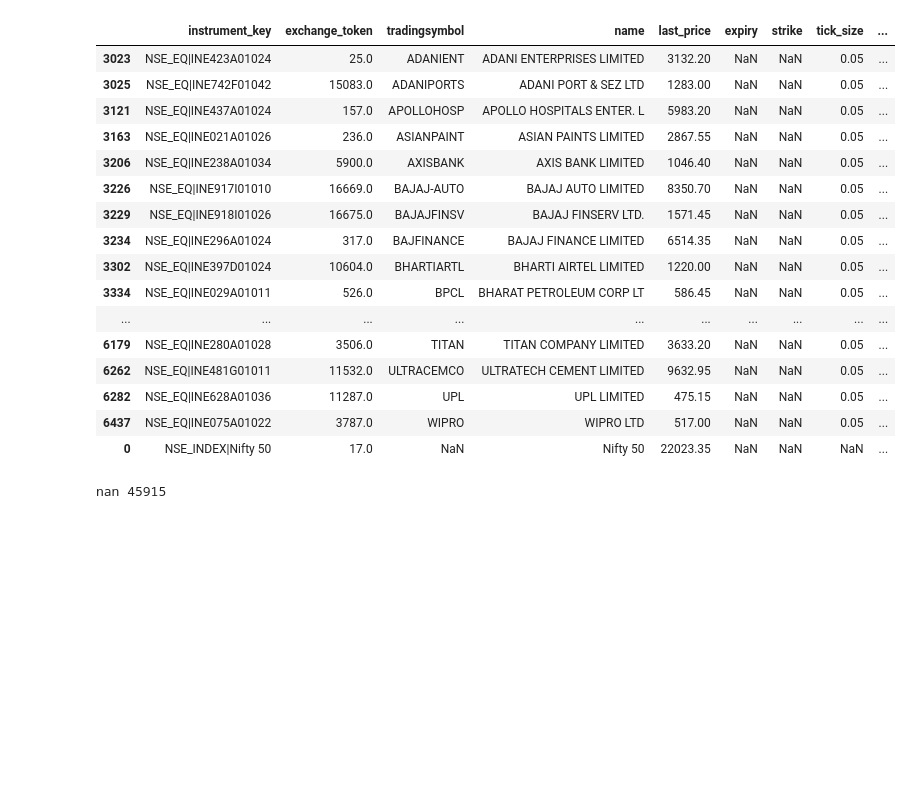
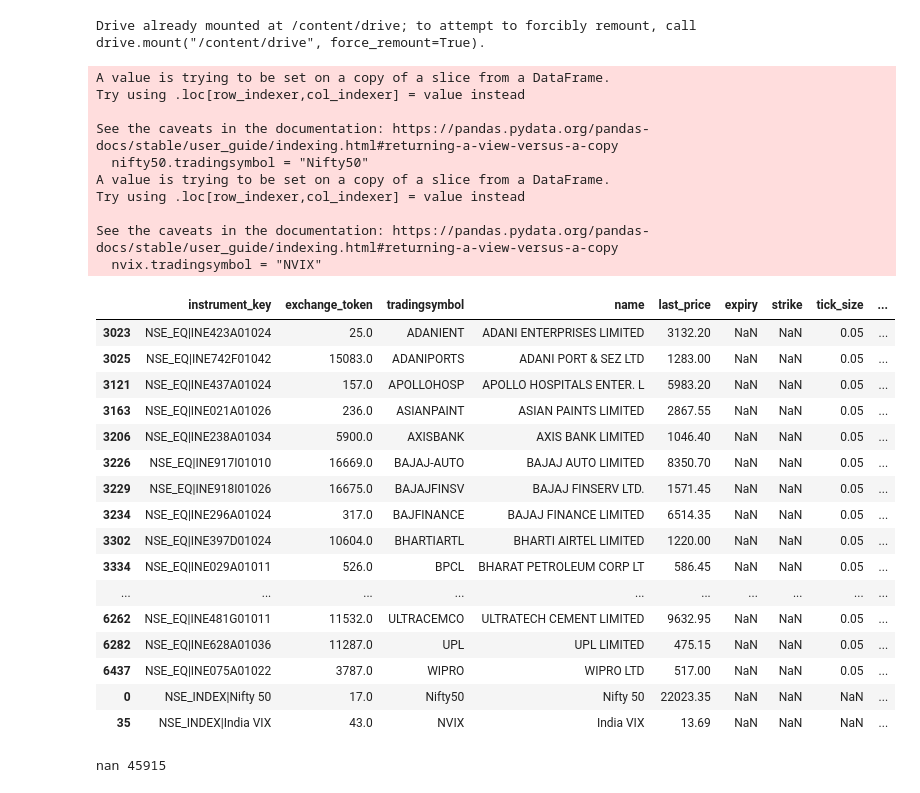
Before and after one commit to datasigns-in/UpNiftyML, a Jupyter notebook: 1mNifty50Downloader.ipynb, the cells around one changed output. Drawn from its saved outputs; the diff is of its cells as text; code cells hidden in the pictures; blank space fills up the shorter version.

```diff
--- a/1mNifty50Downloader.ipynb
+++ b/1mNifty50Downloader.ipynb
@@ -9,32 +9,50 @@ import json ,requests
 from  datetime import datetime,timedelta,time
 TIME_ZONE = pytz.timezone('Asia/Kolkata')
 # %%
+from google.colab import drive
+drive.mount('/content/drive')
+
 fileUrl ='https://assets.upstox.com/market-quote/instruments/exchange/complete.csv.gz'
 symboldf = pd.read_csv(fileUrl)
 nifty50 = symboldf.iloc[:1]
+nifty50.tradingsymbol = "Nifty50"
+nvix = symboldf.iloc[35:36]
+nvix.tradingsymbol = "NVIX"
 #symboldf['expiry'] = pd.to_datetime(symboldf['expiry']).apply(lambda x: x.date())
 #symboldf = symboldf[symboldf.exchange == 'NSE_EQ']
 eqCsv = pd.read_csv('/content/drive/MyDrive/Nifty50DataAutoUpstox/NIFTY50NSE.csv')
 isinList = 'NSE_EQ|' + eqCsv[' ISIN NUMBER']
 symboldf = symboldf[symboldf.instrument_key.isin(isinList)]
 
 symboldf = symboldf.append(nifty50)
+symboldf = symboldf.append(nvix)
 symboldf
 # %% [output]
+Drive already mounted at /content/drive; to attempt to forcibly remount, call drive.mount("/content/drive", force_remount=True).
+A value is trying to be set on a copy of a slice from a DataFrame.
+Try using .loc[row_indexer,col_indexer] = value instead
+
+See the caveats in the documentation: https://pandas.pydata.org/pandas-docs/stable/user_guide/indexing.html#returning-a-view-versus-a-copy
+  nifty50.tradingsymbol = "Nifty50"
+A value is trying to be set on a copy of a slice from a DataFrame.
+Try using .loc[row_indexer,col_indexer] = value instead
+
+See the caveats in the documentation: https://pandas.pydata.org/pandas-docs/stable/user_guide/indexing.html#returning-a-view-versus-a-copy
+  nvix.tradingsymbol = "NVIX"
 |  | instrument_key | exchange_token | tradingsymbol | name | last_price | expiry | strike | tick_size | ... |
 | 3023 | NSE_EQ|INE423A01024 | 25.0 | ADANIENT | ADANI ENTERPRISES LIMITED | 3132.20 | NaN | NaN | 0.05 | ... |
 | 3025 | NSE_EQ|INE742F01042 | 15083.0 | ADANIPORTS | ADANI PORT & SEZ LTD | 1283.00 | NaN | NaN | 0.05 | ... |
 | 3121 | NSE_EQ|INE437A01024 | 157.0 | APOLLOHOSP | APOLLO HOSPITALS ENTER. L | 5983.20 | NaN | NaN | 0.05 | ... |
 | 3163 | NSE_EQ|INE021A01026 | 236.0 | ASIANPAINT | ASIAN PAINTS LIMITED | 2867.55 | NaN | NaN | 0.05 | ... |
 | 3206 | NSE_EQ|INE238A01034 | 5900.0 | AXISBANK | AXIS BANK LIMITED | 1046.40 | NaN | NaN | 0.05 | ... |
 | 3226 | NSE_EQ|INE917I01010 | 16669.0 | BAJAJ-AUTO | BAJAJ AUTO LIMITED | 8350.70 | NaN | NaN | 0.05 | ... |
 | 3229 | NSE_EQ|INE918I01026 | 16675.0 | BAJAJFINSV | BAJAJ FINSERV LTD. | 1571.45 | NaN | NaN | 0.05 | ... |
 | 3234 | NSE_EQ|INE296A01024 | 317.0 | BAJFINANCE | BAJAJ FINANCE LIMITED | 6514.35 | NaN | NaN | 0.05 | ... |
 | 3302 | NSE_EQ|INE397D01024 | 10604.0 | BHARTIARTL | BHARTI AIRTEL LIMITED | 1220.00 | NaN | NaN | 0.05 | ... |
 | 3334 | NSE_EQ|INE029A01011 | 526.0 | BPCL | BHARAT PETROLEUM CORP LT | 586.45 | NaN | NaN | 0.05 | ... |
 | ... | ... | ... | ... | ... | ... | ... | ... | ... | ... |
-| 6179 | NSE_EQ|INE280A01028 | 3506.0 | TITAN | TITAN COMPANY LIMITED | 3633.20 | NaN | NaN | 0.05 | ... |
 | 6262 | NSE_EQ|INE481G01011 | 11532.0 | ULTRACEMCO | ULTRATECH CEMENT LIMITED | 9632.95 | NaN | NaN | 0.05 | ... |
 | 6282 | NSE_EQ|INE628A01036 | 11287.0 | UPL | UPL LIMITED | 475.15 | NaN | NaN | 0.05 | ... |
 | 6437 | NSE_EQ|INE075A01022 | 3787.0 | WIPRO | WIPRO LTD | 517.00 | NaN | NaN | 0.05 | ... |
-| 0 | NSE_INDEX|Nifty 50 | 17.0 | NaN | Nifty 50 | 22023.35 | NaN | NaN | NaN | ... |
+| 0 | NSE_INDEX|Nifty 50 | 17.0 | Nifty50 | Nifty 50 | 22023.35 | NaN | NaN | NaN | ... |
+| 35 | NSE_INDEX|India VIX | 43.0 | NVIX | India VIX | 13.69 | NaN | NaN | NaN | ... |
```
Also changed, not shown: parts of 5 cells of this notebook.
